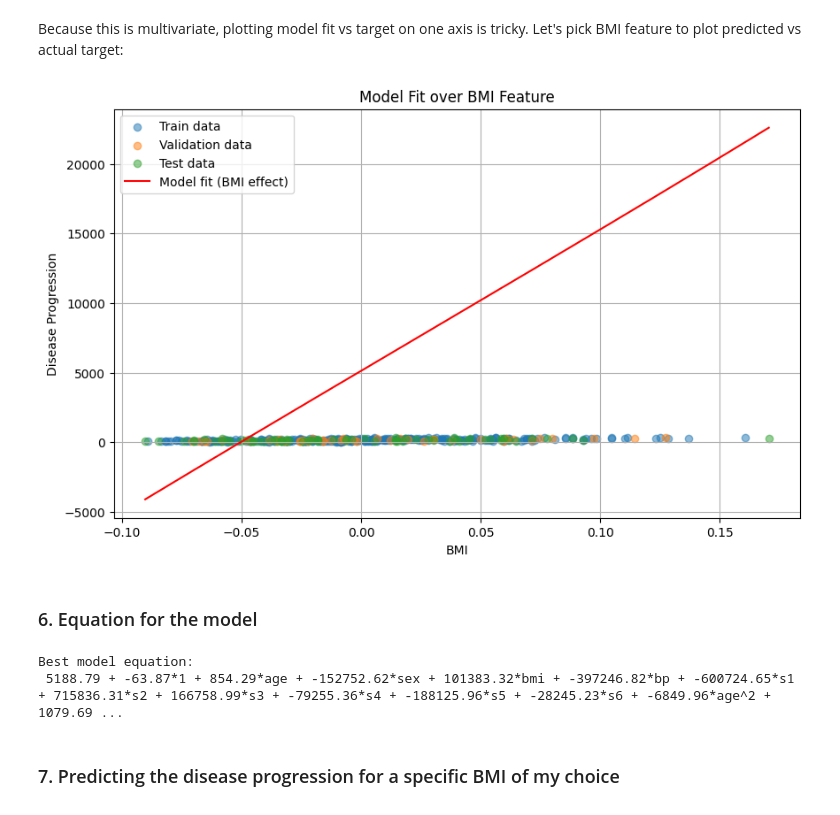
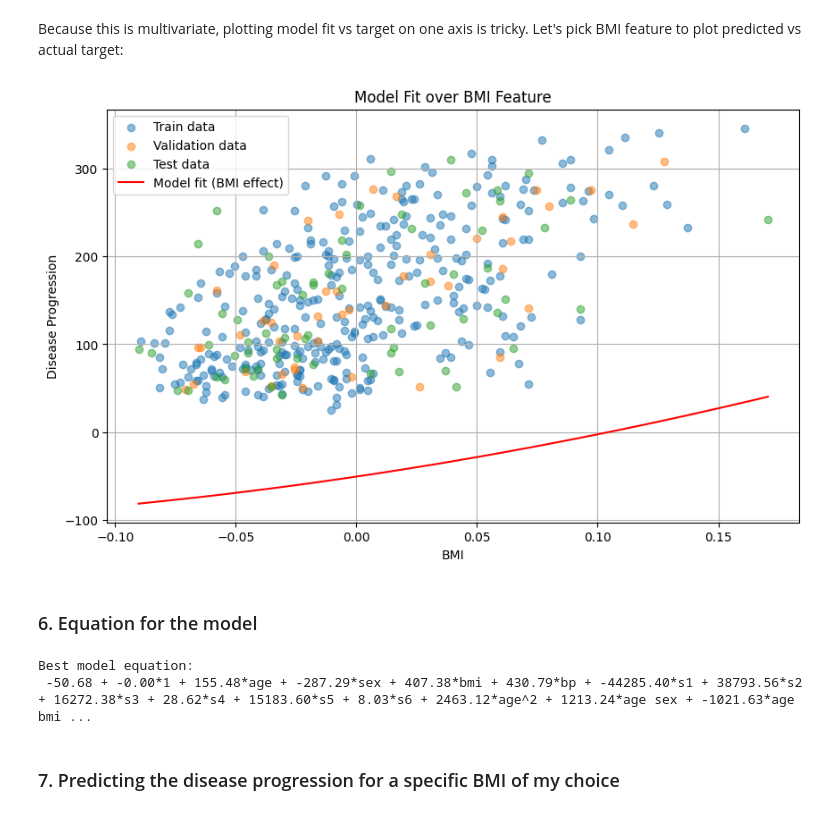
Before and after one commit to Eris-Leksi/Practical-Lab-2---FMLF, a Jupyter notebook: script.ipynb, the cells around one changed output. Drawn from its saved outputs; the diff is of its cells as text; code cells hidden in the pictures.

```diff
--- a/script.ipynb
+++ b/script.ipynb
@@ -400,0 +397,11 @@ Assuming it is, say, Polynomial Degree 3 (you will verify from the table).
+# %%
+if metrics_poly3['Validation R²'] > metrics_poly2['Validation R²']:
+    print("Polynomial degree 3 is better with Validation R² =", metrics_poly3['Validation R²'])
+else:
+    print("Polynomial degree 2 is better with Validation R² =", metrics_poly2['Validation R²'])
+
+chosen_model = model_poly2 if metrics_poly2['Validation R²'] > metrics_poly3['Validation R²'] else model_poly3
+chosen_poly = poly2 if metrics_poly2['Validation R²'] > metrics_poly3['Validation R²'] else poly3
+chosen_degree = 2 if metrics_poly2['Validation R²'] > metrics_poly3['Validation R²'] else 3
+
+print(f"\nBest model is polynomial degree {chosen_degree}")
@@ -401,13 +412,15 @@ Assuming it is, say, Polynomial Degree 3 (you will verify from the table).
 # %% [markdown]
 ### 4. Evaluating the best model on the Test Set
 # %%
-chosen_model = model_poly3
-X_test_chosen = X_test_poly3
+X_test_poly = chosen_poly.transform(X_test)
+pred_test = chosen_model.predict(X_test_poly)
 
-pred_test = chosen_model.predict(X_test_chosen)
+test_r2 = r2_score(y_test, pred_test)
+test_mae = mean_absolute_error(y_test, pred_test)
+test_mape = mean_absolute_percentage_error(y_test, pred_test)
 
-print("Test set results for chosen polynomial model (degree 3):")
-print("R²:", r2_score(y_test, pred_test))
-print("MAE:", mean_absolute_error(y_test, pred_test))
-print("MAPE:", mean_absolute_percentage_error(y_test, pred_test))
+print("Test set results for best polynomial model:")
+print("R²:", test_r2)
+print("MAE:", test_mae)
+print("MAPE:", test_mape)
 # %% [output]
@@ -422,52 +435,55 @@ Because this is multivariate, plotting model fit vs target on one axis is tricky
 # %%
 bmi_idx = list(X_train.columns).index('bmi')
 
 def plot_model_fit(model, poly, X_tr, y_tr, X_v, y_v, X_te, y_te):
     plt.figure(figsize=(10,6))
 
     bmi_train = X_tr[:, bmi_idx]
     bmi_val = X_v[:, bmi_idx]
     bmi_test = X_te[:, bmi_idx]
 
     bmi_range = np.linspace(min(bmi_train.min(), bmi_val.min(), bmi_test.min()),
                             max(bmi_train.max(), bmi_val.max(), bmi_test.max()), 200)
     X_curve = np.zeros((len(bmi_range), X_tr.shape[1]))
     X_curve[:, bmi_idx] = bmi_range
     X_curve_poly = poly.transform(X_curve)
     y_curve_pred = model.predict(X_curve_poly)
 
     plt.scatter(bmi_train, y_tr, label="Train data", alpha=0.5)
     plt.scatter(bmi_val, y_v, label="Validation data", alpha=0.5)
     plt.scatter(bmi_test, y_te, label="Test data", alpha=0.5)
     plt.plot(bmi_range, y_curve_pred, color='red', label="Model fit (BMI effect)")
     plt.xlabel("BMI")
     plt.ylabel("Disease Progression")
     plt.title("Model Fit over BMI Feature")
     plt.legend()
     plt.grid(True)
     plt.show()
 
-plot_model_fit(chosen_model, poly3, X_train.values, y_train, X_val.values, y_val, X_test.values, y_test)
+plot_model_fit(chosen_model, poly2, X_train.values, y_train, X_val.values, y_val, X_test.values, y_test)
 # %% [output]
-[figure, old version]
+[figure, new version]
 # %% [markdown]
 ### 6. Equation for the model
 # %%
-feature_names = poly3.get_feature_names_out(input_features=X_train.columns)
-
-
 coefs = chosen_model.coef_
+features = chosen_poly.get_feature_names_out(X_train.columns)
 intercept = chosen_model.intercept_
 
-terms = [f"{intercept:.2f}"]
-for c, name in zip(coefs, feature_names):
-    terms.append(f"{c:.2f}*{name}")
+# Create equation string
+equation = f"y = {intercept:.2f}"
+terms = []
+for coef, feat in zip(coefs, features):
+    if abs(coef) > 1e-10:  # Filter out very small coefficients
+        terms.append(f"{coef:.2f}*{feat}")
 
-equation = " + ".join(terms)
-print("Best model equation:\n", equation)
+equation += ' + '.join([' + ' + t if t[0] != '-' else ' ' + t for t in terms])
+
+print("Model Equation:")
+print(equation)
 # %% [output]
 Best model equation:
- 5188.79 + -63.87*1 + 854.29*age + -152752.62*sex + 101383.32*bmi + -397246.82*bp + -600724.65*s1 + 715836.31*s2 + 166758.99*s3 + -79255.36*s4 + -188125.96*s5 + -28245.23*s6 + -6849.96*age^2 + 1079.69 ...
+ -50.68 + -0.00*1 + 155.48*age + -287.29*sex + 407.38*bmi + 430.79*bp + -44285.40*s1 + 38793.56*s2 + 16272.38*s3 + 28.62*s4 + 15183.60*s5 + 8.03*s6 + 2463.12*age^2 + 1213.24*age sex + -1021.63*age bmi ...
 # %% [markdown]
 ### 7. Predicting the disease progression for a specific BMI of my choice
 # %%
```
Also changed, not shown: parts of 31 cells of this notebook.
